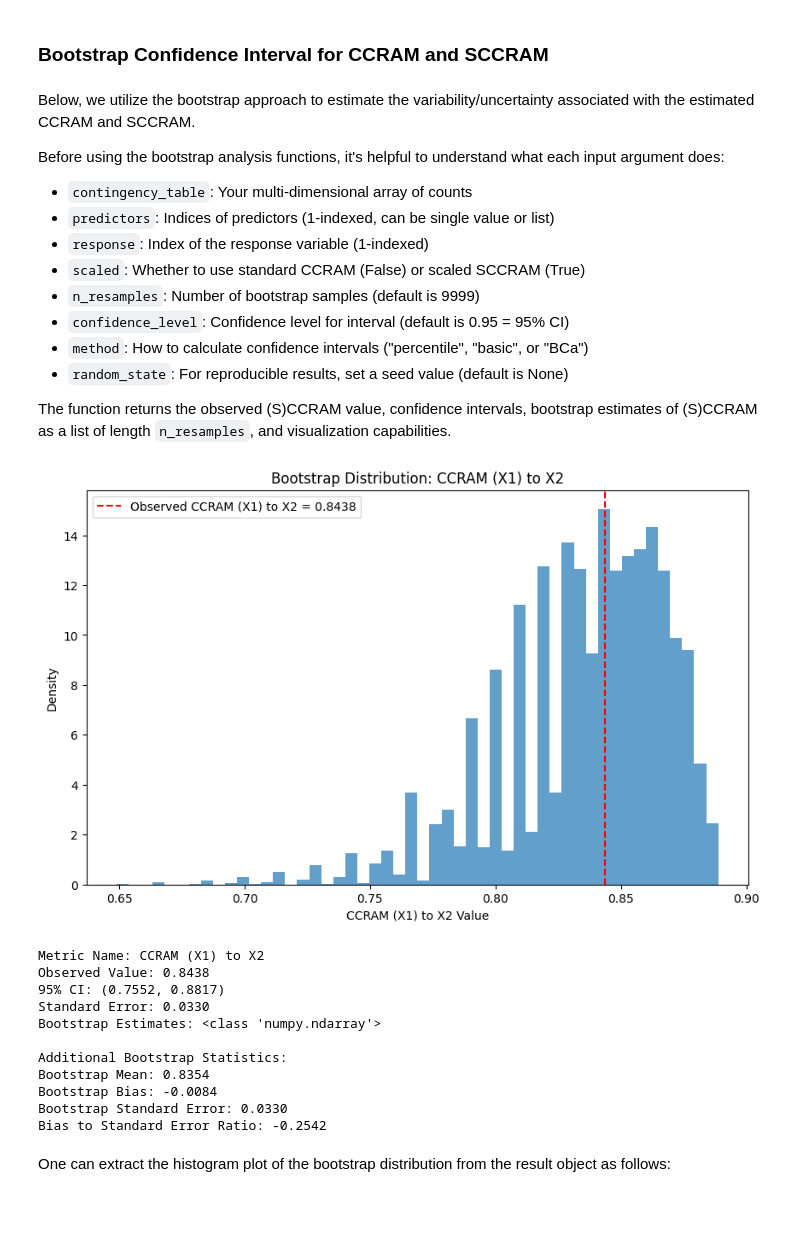
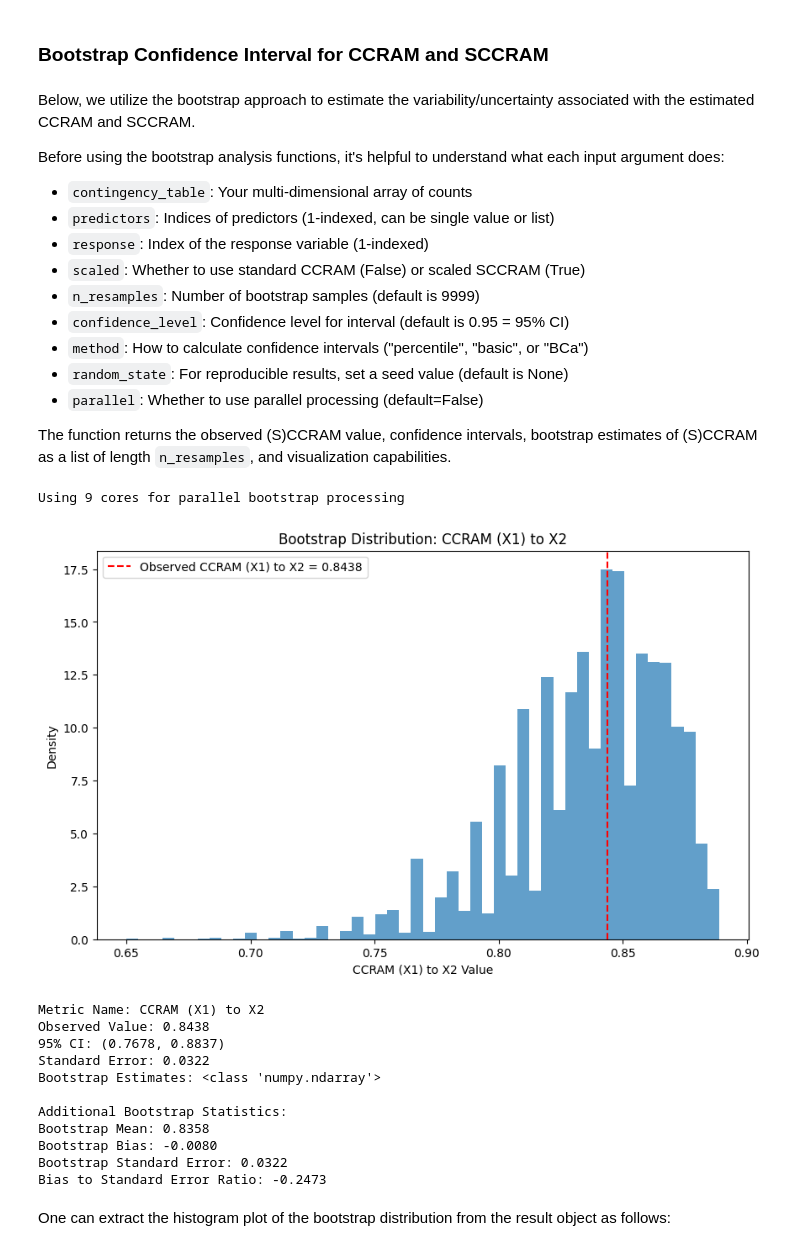
Before and after one commit to DhyeyMavani2003/ccrvam, a Jupyter notebook: examples/jupyter/02_StatSim_Generic_Bootstrapping_and_Permutation_Tests_Usage_Demonstration.ipynb, the cells around one changed output. Saved outputs shown, nothing was run; the diff lists cells and outputs as text; code cells hidden in the pictures; blank space fills up the shorter version.

```diff
--- a/examples/jupyter/02_StatSim_Generic_Bootstrapping_and_Permutation_Tests_Usage_Demonstration.ipynb
+++ b/examples/jupyter/02_StatSim_Generic_Bootstrapping_and_Permutation_Tests_Usage_Demonstration.ipynb
@@ -67,21 +67,24 @@ Before using the bootstrap analysis functions, it's helpful to understand what e
 - `confidence_level`: Confidence level for interval (default is 0.95 = 95% CI)
 - `method`: How to calculate confidence intervals ("percentile", "basic", or "BCa")
 - `random_state`: For reproducible results, set a seed value (default is None)
+- `parallel`: Whether to use parallel processing (default=False)
 
 The function returns the observed (S)CCRAM value, confidence intervals, bootstrap estimates of (S)CCRAM as a list of length `n_resamples`, and visualization capabilities.
 # %%
 ccram_result = bootstrap_ccram(
     contingency_table,
     predictors=[1],
     response=2,
     n_resamples=9999,
     scaled=False,
     confidence_level=0.95,
-    method="percentile",
-    random_state=None
+    method="BCa",
+    random_state=8990,
+    parallel=True
 )
 # %% [output]
+Using 9 cores for parallel bootstrap processing
-[figure, old version]
+[figure, new version]
 # %%
 print(f"Metric Name: {ccram_result.metric_name}")
 print(f"Observed Value: {ccram_result.observed_value:.4f}")
@@ -110,15 +113,15 @@ print(f"Bias to Standard Error Ratio: {bias_to_se_ratio:.4f}")
 # %% [output]
 Metric Name: CCRAM (X1) to X2
 Observed Value: 0.8438
-95% CI: (0.7552, 0.8817)
-Standard Error: 0.0330
+95% CI: (0.7678, 0.8837)
+Standard Error: 0.0322
 Bootstrap Estimates: <class 'numpy.ndarray'>
 
 Additional Bootstrap Statistics:
-Bootstrap Mean: 0.8354
-Bootstrap Bias: -0.0084
-Bootstrap Standard Error: 0.0330
-Bias to Standard Error Ratio: -0.2542
+Bootstrap Mean: 0.8358
+Bootstrap Bias: -0.0080
+Bootstrap Standard Error: 0.0322
+Bias to Standard Error Ratio: -0.2473
 # %% [markdown]
 One can extract the histogram plot of the bootstrap distribution from the result object as follows:
 # %%
```
Also changed, not shown: parts of 21 cells of this notebook, 3 other files.
